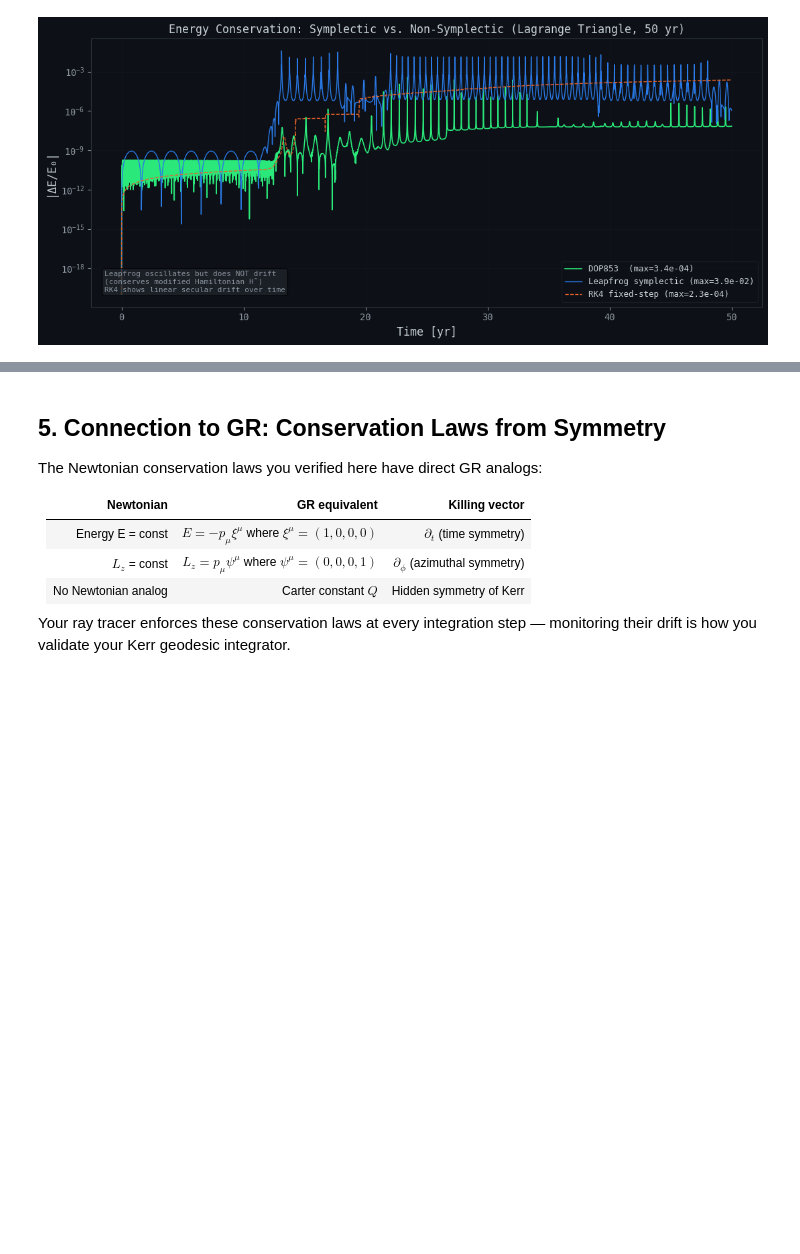
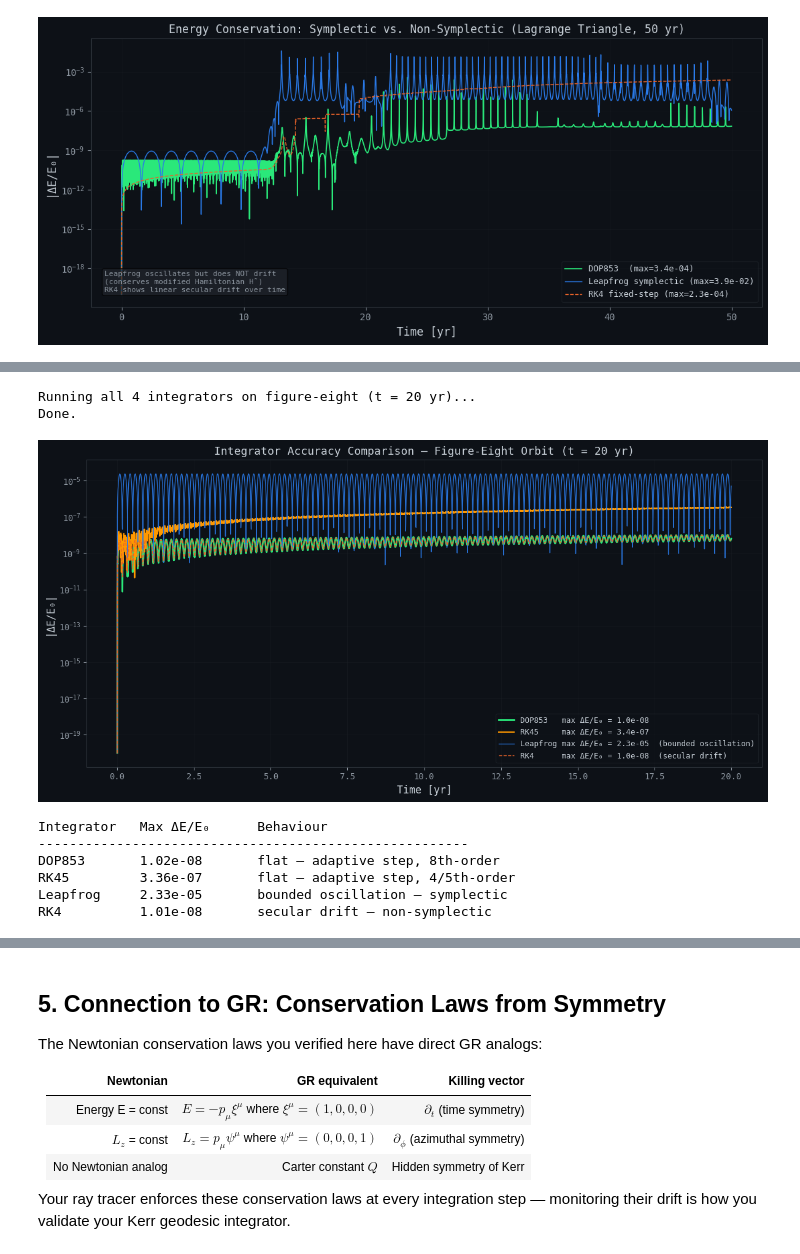
Before and after one commit to shreeharshshinde/three-body-problem, a Jupyter notebook: notebooks/04_conservation_laws.ipynb, the cells around one changed output, grey strips where cells are left out. Cells and saved outputs as stored; diff of their text form; code cells hidden in the pictures; blank space fills up the shorter version.

Commit message:
docs(conservation): refresh notebook execution state
Update execution metadata and cell outputs in `notebooks/04_conservation_laws.ipynb` to reflect the most recent notebook execution.

```diff
--- a/notebooks/04_conservation_laws.ipynb
+++ b/notebooks/04_conservation_laws.ipynb
@@ -175,0 +185,48 @@ Done.
+# %%
+ic_fe     = figure_eight()
+masses_fe = np.array([ic_fe['m1'], ic_fe['m2'], ic_fe['m3']])
+y0_fe     = build_state_vector(ic_fe)
+t_end_fe  = 20.0
+t_eval_fe = np.linspace(0, t_end_fe, 8000)
+
+print('Running all 4 integrators on figure-eight (t = 20 yr)...')
+res_rk45   = integrate_scipy(y0_fe, masses_fe, (0, t_end_fe), t_eval_fe,
+                              method='RK45',   rtol=1e-8,  atol=1e-10)
+res_dop853 = integrate_scipy(y0_fe, masses_fe, (0, t_end_fe), t_eval_fe,
+                              method='DOP853', rtol=1e-10, atol=1e-12)
+res_lf4    = integrate_leapfrog(y0_fe, masses_fe, (0, t_end_fe), dt=0.001, store_every=5)
+res_rk4_fe = integrate_rk4(y0_fe,    masses_fe, (0, t_end_fe), dt=0.001, store_every=5)
+print('Done.')
+
+fig, ax = plt.subplots(figsize=(12, 6))
+ax.semilogy(res_dop853.t,  res_dop853.energy_error  + 1e-20,
+            color='#2AE87A', lw=2.0, label=f'DOP853   max ΔE/E₀ = {res_dop853.max_energy_error:.1e}')
+ax.semilogy(res_rk45.t,    res_rk45.energy_error    + 1e-20,
+            color='#FF9800', lw=1.5, label=f'RK45     max ΔE/E₀ = {res_rk45.max_energy_error:.1e}')
+ax.semilogy(res_lf4.t,     res_lf4.energy_error     + 1e-20,
+            color='#2A7AE8', lw=1.0, alpha=0.9,
+            label=f'Leapfrog max ΔE/E₀ = {res_lf4.max_energy_error:.1e}  (bounded oscillation)')
+ax.semilogy(res_rk4_fe.t,  res_rk4_fe.energy_error  + 1e-20,
+            color='#E8632A', lw=1.0, ls='--',
+            label=f'RK4      max ΔE/E₀ = {res_rk4_fe.max_energy_error:.1e}  (secular drift)')
+ax.set_xlabel('Time [yr]', fontsize=12); ax.set_ylabel('|ΔE/E₀|', fontsize=12)
+ax.set_title('Integrator Accuracy Comparison — Figure-Eight Orbit (t = 20 yr)', fontsize=13)
+ax.legend(fontsize=9); ax.grid(True, which='both', alpha=0.3)
+plt.tight_layout(); plt.show()
+
+print(f"{'Integrator':<12} {'Max ΔE/E₀':<14} Behaviour")
+print('-' * 55)
+print(f"{'DOP853':<12} {res_dop853.max_energy_error:<14.2e} flat — adaptive step, 8th-order")
+print(f"{'RK45':<12} {res_rk45.max_energy_error:<14.2e} flat — adaptive step, 4/5th-order")
+print(f"{'Leapfrog':<12} {res_lf4.max_energy_error:<14.2e} bounded oscillation — symplectic")
+print(f"{'RK4':<12} {res_rk4_fe.max_energy_error:<14.2e} secular drift — non-symplectic")
+# %% [output]
+Running all 4 integrators on figure-eight (t = 20 yr)...
+Done.
+[figure, added]
+Integrator   Max ΔE/E₀      Behaviour
+-------------------------------------------------------
+DOP853       1.02e-08       flat — adaptive step, 8th-order
+RK45         3.36e-07       flat — adaptive step, 4/5th-order
+Leapfrog     2.33e-05       bounded oscillation — symplectic
+RK4          1.01e-08       secular drift — non-symplectic
```
Also changed, not shown: parts of 4 cells of this notebook.
